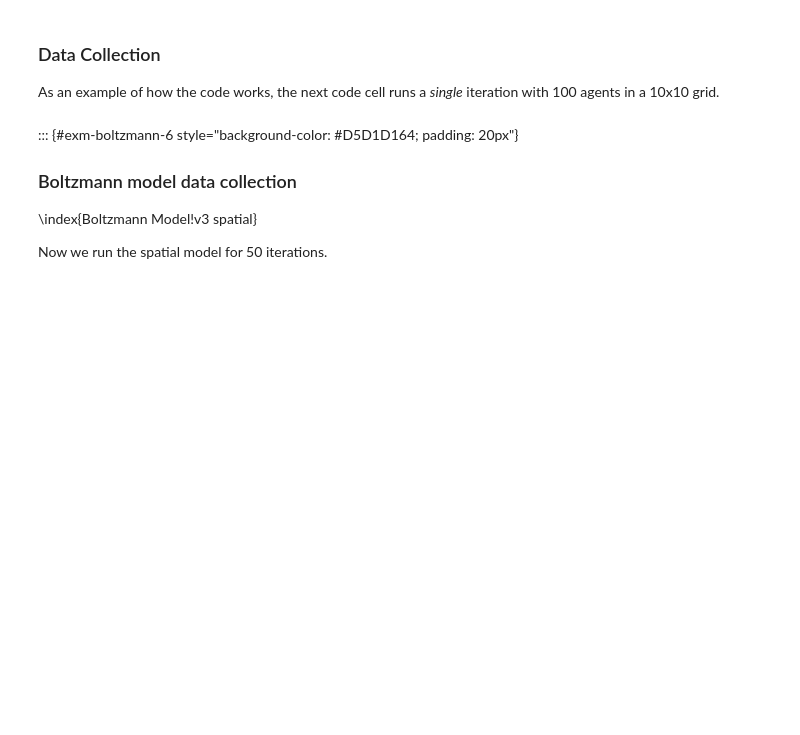
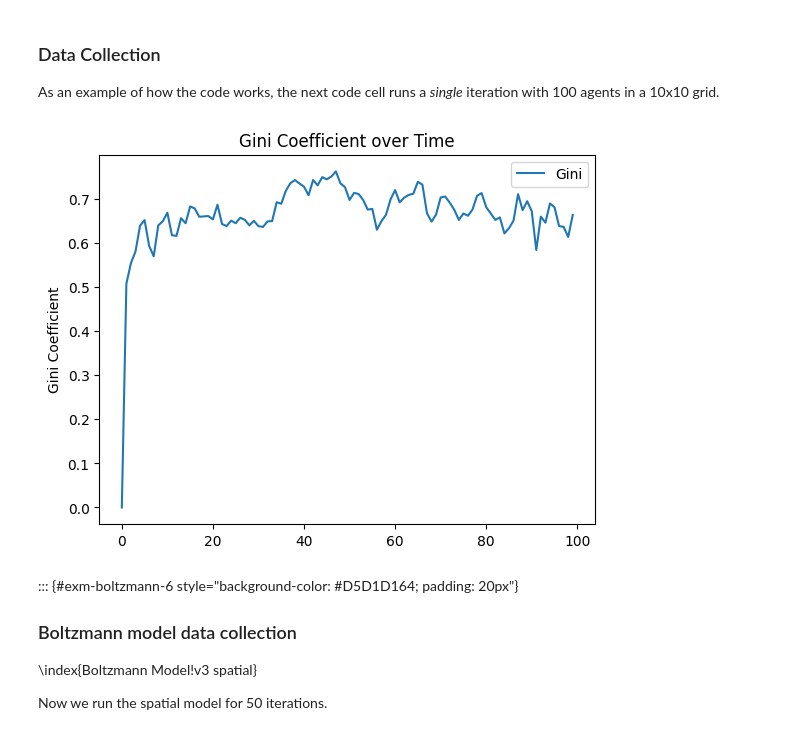
Before and after one commit to singator/ind5003-book, a Jupyter notebook: 07-simulation-new.ipynb, the cells around one changed output. Cells and saved outputs as stored; diff of their text form; code cells hidden in the pictures; blank space fills up the shorter version.

```diff
--- a/07-simulation-new.ipynb
+++ b/07-simulation-new.ipynb
@@ -708,17 +705,13 @@ def compute_gini(model):
 class MoneyModel(mesa.Model):
     """A model with some number of agents."""
 
-    def __init__(self, N):
-        super().__init__()
+    def __init__(self, N, rng=None):
+        super().__init__(rng = rng)
         self.num_agents = N
-        # Create scheduler and assign it to the model
-        # self.schedule = mesa.time.RandomActivation(self)
 
         # Create agents
-        for i in range(self.num_agents):
-            a = MoneyAgent(self)
-            # Add the agent to the scheduler
-            # self.schedule.add(a)
+        # Create agents
+        MoneyAgent.create_agents(model=self, n=N)
 
         # initialise the data collector, telling it to use both the gini()
         # and compute_zero_prop() function
@@ -793,8 +788,8 @@ the grid.
 class MoneyModel(mesa.Model):
     """A model with some number of agents."""
 
-    def __init__(self, N, width, height):
-        super().__init__()
+    def __init__(self, N, width, height, rng=None):
+        super().__init__(rng=rng)
         self.num_agents = N
         self.grid = mesa.space.MultiGrid(width, height, True)
 
@@ -867,15 +862,17 @@ As an example of how the code works, the next code cell runs a *single* iteratio
 with 100 agents in a 10x10 grid.
 # %%
 #| fig-align: center
-model = MoneyModel(100, 10, 10)
+model = MoneyModel(N=100, width=10, height=10, rng=23)
 for i in range(100):
     model.step()
 
 gini = model.datacollector.get_model_vars_dataframe()
 
 # Plot the Gini coefficient over time
 g = sns.lineplot(data=gini)
 g.set(title="Gini Coefficient over Time", ylabel="Gini Coefficient");
+# %% [output]
+[figure, added]
 # %% [markdown]
 ::: {#exm-boltzmann-6 style="background-color: #D5D1D164; padding: 20px"}
 
```
Also changed, not shown: parts of 7 cells of this notebook, 7 other files.
